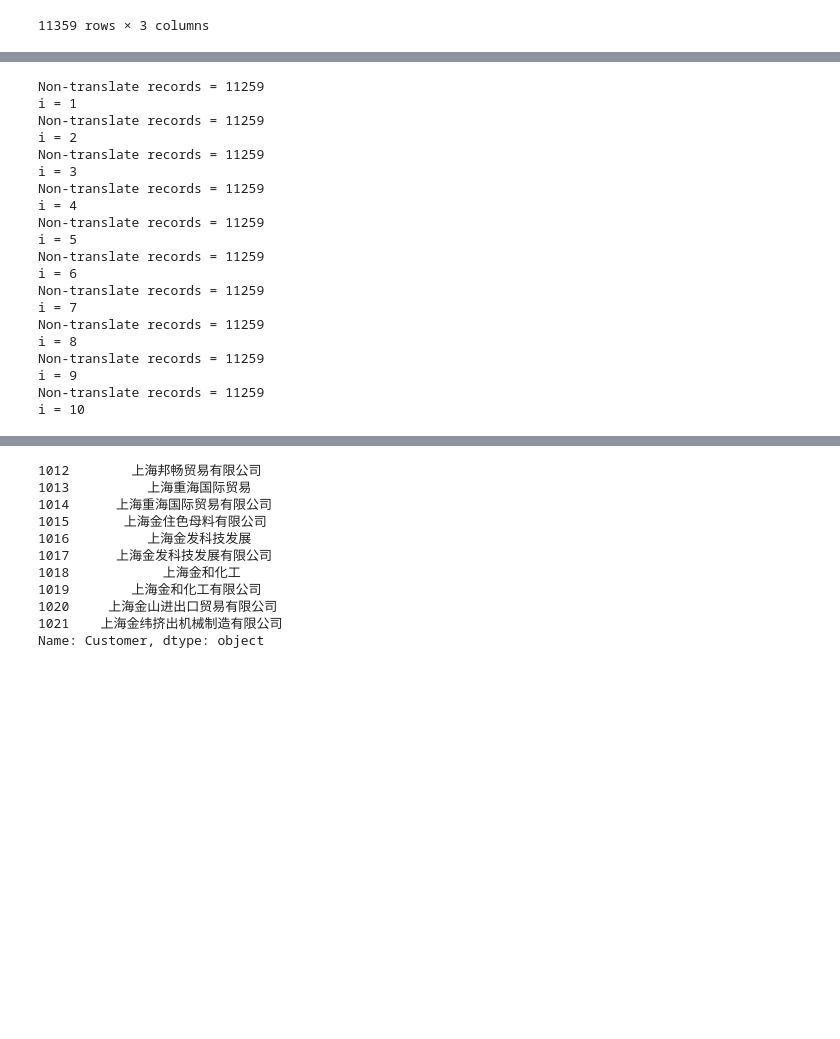
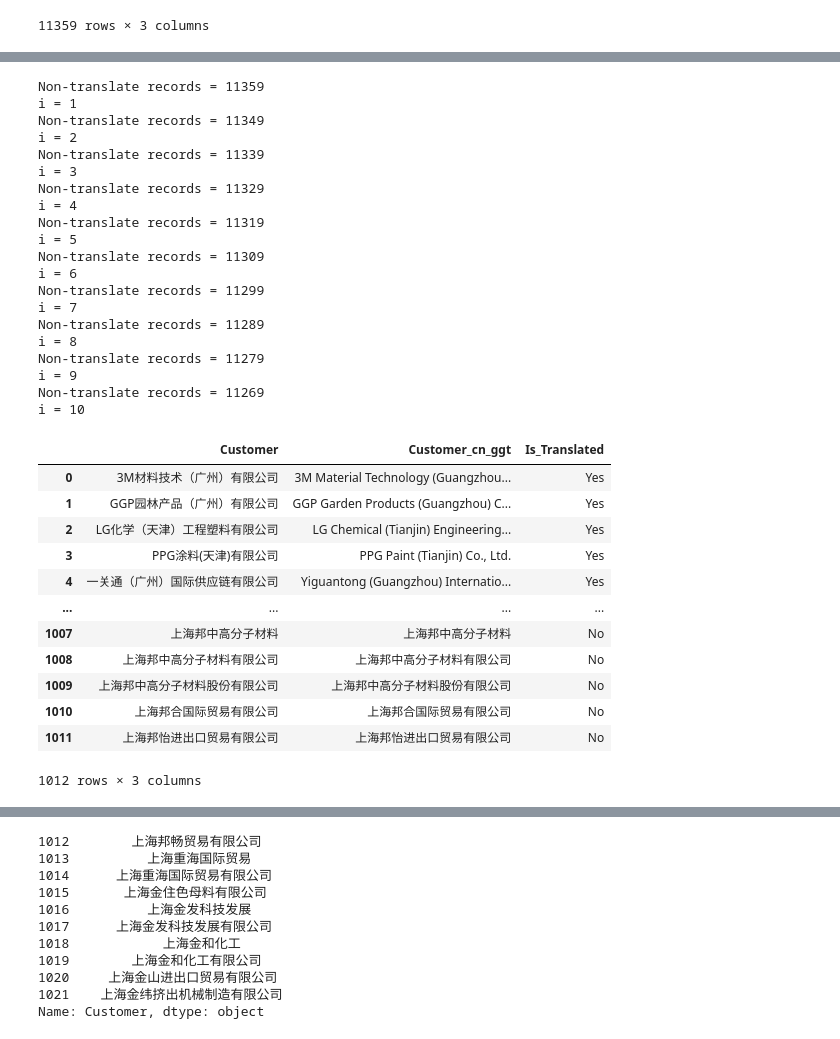
Before and after one commit to vittaya/DSEP, a Jupyter notebook: Chinese_Translate.ipynb, the cells around one changed output, grey strips where cells are left out. Drawn from its saved outputs; the diff is of its cells as text; code cells hidden in the pictures; blank space fills up the shorter version.

```diff
--- a/Chinese_Translate.ipynb
+++ b/Chinese_Translate.ipynb
@@ -137,35 +191,54 @@ customer_ggt_df.loc[(customer_ggt_df['Customer']!=customer_ggt_df['Customer_cn_g
 # %%
 i=0
 
-while (len(customer_ggt_df[customer_ggt_df['Is_Translated']=='No']) > 0) & (i<10):
+while (len(customer_ggt_df[customer_ggt_df['Is_Translated']=='No']) > 0) & (i<100):
   print('Non-translate records = '+str(len(customer_ggt_df[customer_ggt_df['Is_Translated']=='No'])))
 
-  tmp_df = customer_ggt_df[customer_ggt_df['Is_Translated']=='No'].head(10)
+  tmp_df = customer_ggt_df.head(10).copy()
   tmp_df['Customer_cn_ggt'] = tmp_df['Customer'].apply(translator.translate, src='zh-cn').apply(getattr, args=('text',))
-  customer_ggt_df.loc[(customer_ggt_df['Customer']!=customer_ggt_df['Customer_cn_ggt']) & (customer_ggt_df['Customer_cn_ggt'].notnull()), 'Is_Translated'] = 'Yes'
+  tmp_df.loc[(tmp_df['Customer']!=tmp_df['Customer_cn_ggt']) & (tmp_df['Customer_cn_ggt'].notnull()), 'Is_Translated'] = 'Yes'
+  customer_translated_df = customer_translated_df.append(tmp_df)
+
+  customer_ggt_df.drop(customer_ggt_df.head(10).index, inplace=True)
+
   i += 1
   print('i = '+str(i))
+
+customer_translated_df
 # %% [output]
-Non-translate records = 11259
+Non-translate records = 11359
 i = 1
-Non-translate records = 11259
+Non-translate records = 11349
 i = 2
-Non-translate records = 11259
+Non-translate records = 11339
 i = 3
-Non-translate records = 11259
+Non-translate records = 11329
 i = 4
-Non-translate records = 11259
+Non-translate records = 11319
 i = 5
-Non-translate records = 11259
+Non-translate records = 11309
 i = 6
-Non-translate records = 11259
+Non-translate records = 11299
 i = 7
-Non-translate records = 11259
+Non-translate records = 11289
 i = 8
-Non-translate records = 11259
+Non-translate records = 11279
 i = 9
-Non-translate records = 11259
+Non-translate records = 11269
 i = 10
+|  | Customer | Customer_cn_ggt | Is_Translated |
+| 0 | 3M材料技术（广州）有限公司 | 3M Material Technology (Guangzhou... | Yes |
+| 1 | GGP园林产品（广州）有限公司 | GGP Garden Products (Guangzhou) C... | Yes |
+| 2 | LG化学（天津）工程塑料有限公司 | LG Chemical (Tianjin) Engineering... | Yes |
+| 3 | PPG涂料(天津)有限公司 | PPG Paint (Tianjin) Co., Ltd. | Yes |
+| 4 | 一关通（广州）国际供应链有限公司 | Yiguantong (Guangzhou) Internatio... | Yes |
+| ... | ... | ... | ... |
+| 1007 | 上海邦中高分子材料 | 上海邦中高分子材料 | No |
+| 1008 | 上海邦中高分子材料有限公司 | 上海邦中高分子材料有限公司 | No |
+| 1009 | 上海邦中高分子材料股份有限公司 | 上海邦中高分子材料股份有限公司 | No |
+| 1010 | 上海邦合国际贸易有限公司 | 上海邦合国际贸易有限公司 | No |
+| 1011 | 上海邦怡进出口贸易有限公司 | 上海邦怡进出口贸易有限公司 | No |
+1012 rows × 3 columns
 # %%
 customer_ggt_df
 # %% [output]
```
Also changed, not shown: parts of 8 cells of this notebook.
